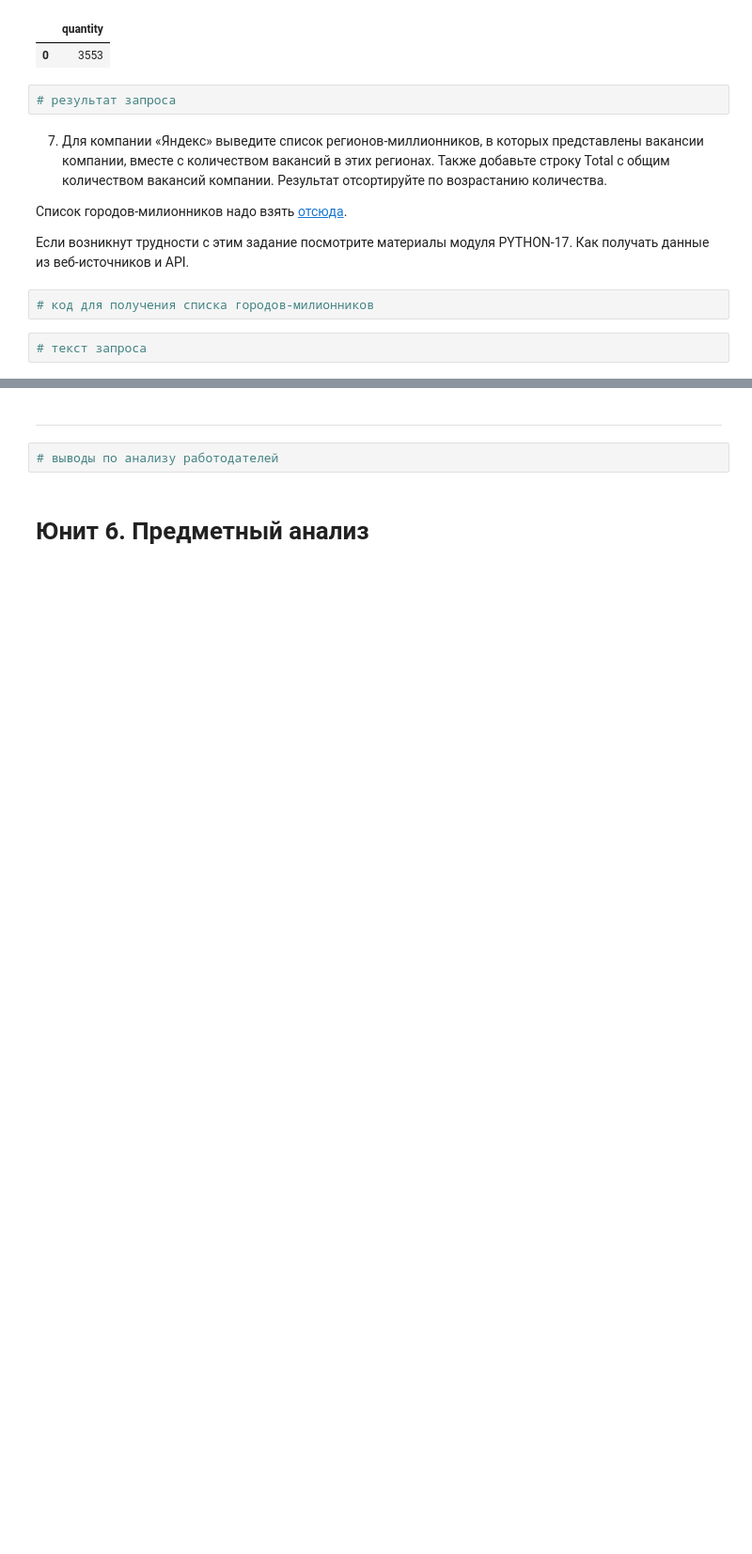
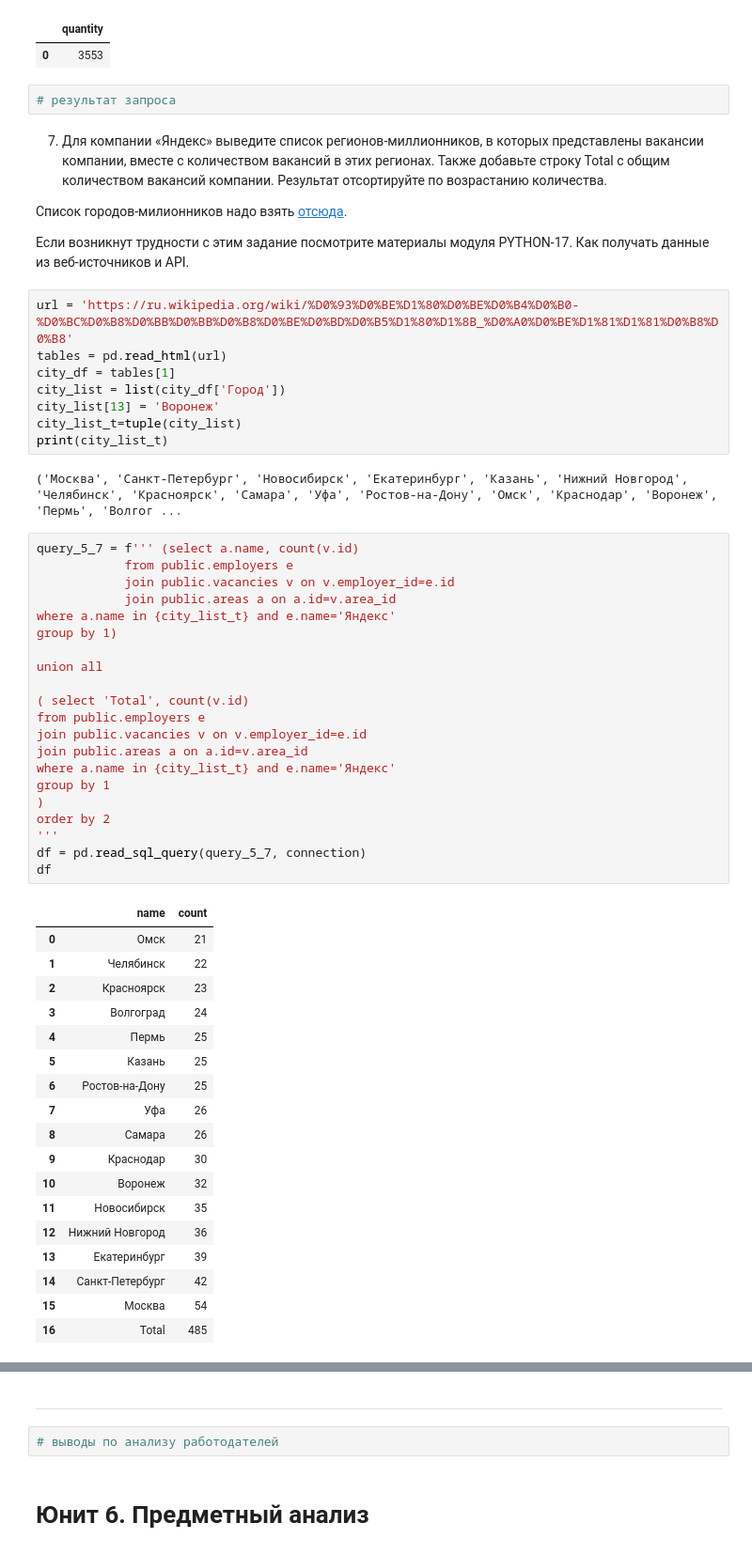
Before and after one commit to KirillPo26/SF_Data_Science, a Jupyter notebook: Project_2/Project_2_SQLDB_analysis.ipynb, the cells around one changed output, grey strips where cells are left out. Shown: that part at 94% size. Cells and saved outputs as stored; diff of their text form; blank space fills up the shorter version.

```diff
--- a/Project_2/Project_2_SQLDB_analysis.ipynb
+++ b/Project_2/Project_2_SQLDB_analysis.ipynb
@@ -326,6 +326,52 @@ df
 
 Если возникнут трудности с этим задание посмотрите материалы модуля  PYTHON-17. Как получать данные из веб-источников и API.
 # %%
-# код для получения списка городов-милионников
+url = 'https://ru.wikipedia.org/wiki/%D0%93%D0%BE%D1%80%D0%BE%D0%B4%D0%B0-%D0%BC%D0%B8%D0%BB%D0%BB%D0%B8%D0%BE%D0%BD%D0%B5%D1%80%D1%8B_%D0%A0%D0%BE%D1%81%D1%81%D0%B8%D0%B8'
+tables = pd.read_html(url)
+city_df = tables[1]
+city_list = list(city_df['Город'])
+city_list[13] = 'Воронеж'
+city_list_t=tuple(city_list)
+print(city_list_t)
+# %% [output]
+('Москва', 'Санкт-Петербург', 'Новосибирск', 'Екатеринбург', 'Казань', 'Нижний Новгород', 'Челябинск', 'Красноярск', 'Самара', 'Уфа', 'Ростов-на-Дону', 'Омск', 'Краснодар', 'Воронеж', 'Пермь', 'Волгог ...
 # %%
-# текст запроса
+query_5_7 = f''' (select a.name, count(v.id)
+            from public.employers e
+            join public.vacancies v on v.employer_id=e.id
+            join public.areas a on a.id=v.area_id
+where a.name in {city_list_t} and e.name='Яндекс'
+group by 1)
+
+union all
+
+( select 'Total', count(v.id)
+from public.employers e
+join public.vacancies v on v.employer_id=e.id
+join public.areas a on a.id=v.area_id
+where a.name in {city_list_t} and e.name='Яндекс'
+group by 1
+)
+order by 2
+'''
+df = pd.read_sql_query(query_5_7, connection)
+df
+# %% [output]
+|  | name | count |
+| 0 | Омск | 21 |
+| 1 | Челябинск | 22 |
+| 2 | Красноярск | 23 |
+| 3 | Волгоград | 24 |
+| 4 | Пермь | 25 |
+| 5 | Казань | 25 |
+| 6 | Ростов-на-Дону | 25 |
+| 7 | Уфа | 26 |
+| 8 | Самара | 26 |
+| 9 | Краснодар | 30 |
+| 10 | Воронеж | 32 |
+| 11 | Новосибирск | 35 |
+| 12 | Нижний Новгород | 36 |
+| 13 | Екатеринбург | 39 |
+| 14 | Санкт-Петербург | 42 |
+| 15 | Москва | 54 |
+| 16 | Total | 485 |
```
Also changed, not shown: parts of 7 cells of this notebook.
